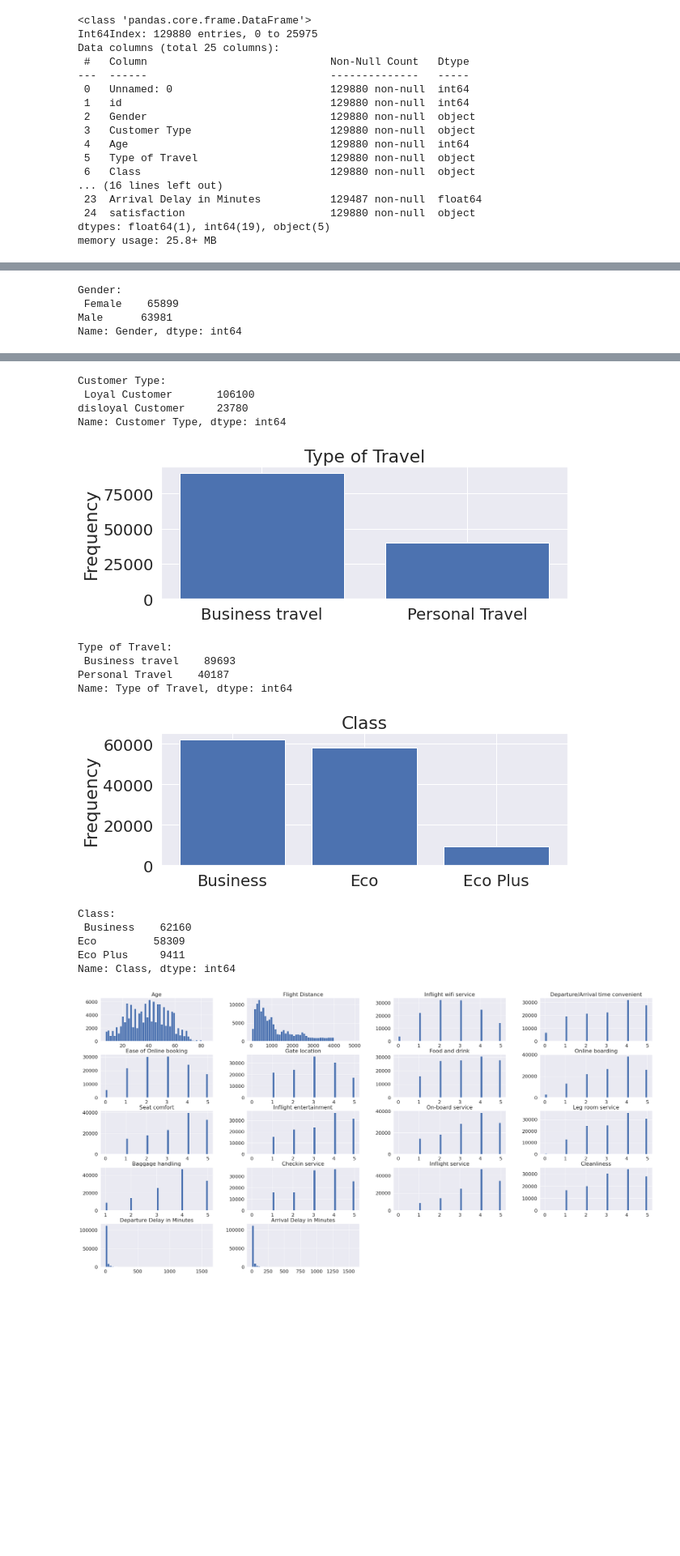
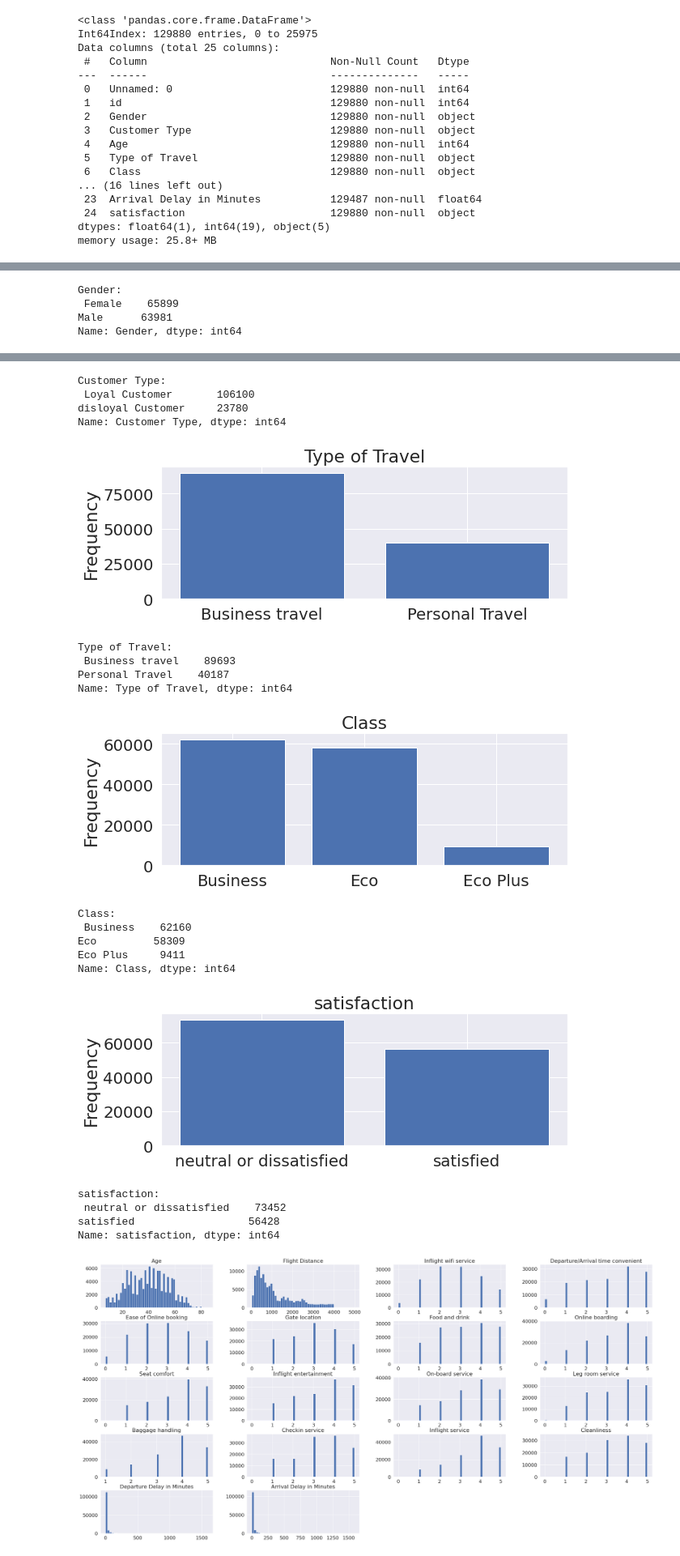
Before and after one commit to qnhhoa/DSS, a Jupyter notebook: Passenger_Satisfaction.ipynb, the cells around one changed output, grey strips where cells are left out. Shown: that part at 81% size. Saved outputs shown, nothing was run; the diff lists cells and outputs as text; code cells hidden in the pictures; blank space fills up the shorter version.

```diff
--- a/Passenger_Satisfaction.ipynb
+++ b/Passenger_Satisfaction.ipynb
@@ -118,31 +118,36 @@ def bar_plot(variable):
     plt.show()
     print("{}: \n {}".format(variable,varValue))
 # %%
-categorical_var = ["Gender", "Customer Type", "Type of Travel", "Class"]
+categorical_var = ["Gender", "Customer Type", "Type of Travel", "Class","satisfaction"]
 for each in categorical_var:
     bar_plot(each)
 # %% [output]
 [figure]
 Gender:
  Female    65899
 Male      63981
 Name: Gender, dtype: int64
 [figure]
 Customer Type:
  Loyal Customer       106100
 disloyal Customer     23780
 Name: Customer Type, dtype: int64
 [figure]
 Type of Travel:
  Business travel    89693
 Personal Travel    40187
 Name: Type of Travel, dtype: int64
 [figure]
 Class:
  Business    62160
 Eco         58309
 Eco Plus     9411
 Name: Class, dtype: int64
+[figure, added]
+satisfaction:
+ neutral or dissatisfied    73452
+satisfied                  56428
+Name: satisfaction, dtype: int64
 # %%
 # check phân bố dữ liệu
 df_cp.hist(bins=50,figsize=(40, 20))
```
Also changed, not shown: parts of 13 cells of this notebook.
